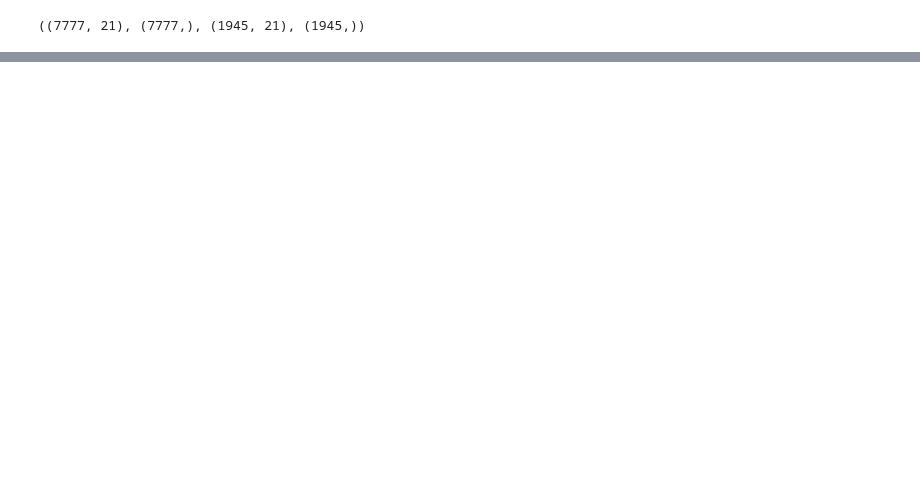
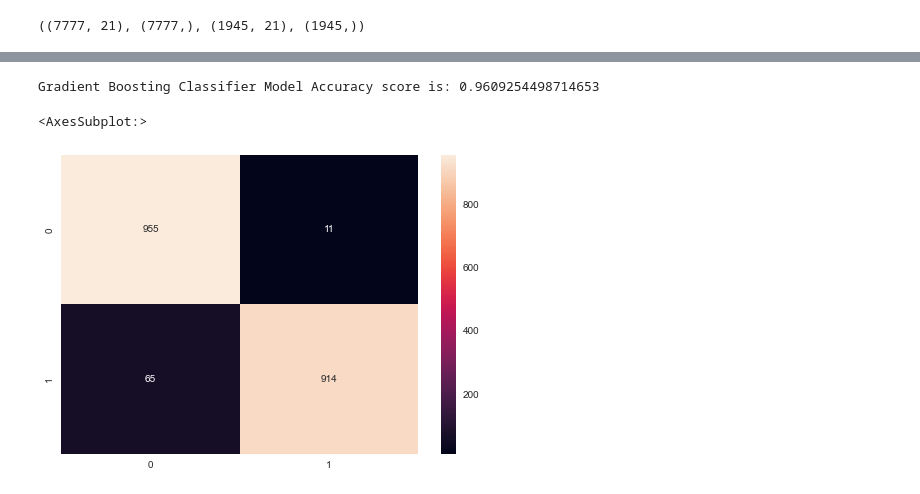
Before and after one commit to reyhannaufal/stroke-model-gigih, a Jupyter notebook: notebooks/Stroke.ipynb, the cells around one changed output, grey strips where cells are left out. Saved outputs shown, nothing was run; the diff lists cells and outputs as text; code cells hidden in the pictures; blank space fills up the shorter version.

```diff
--- a/notebooks/Stroke.ipynb
+++ b/notebooks/Stroke.ipynb
@@ -597,0 +614,12 @@ X_train.shape, y_train.shape, X_test.shape, y_test.shape
+# %%
+gb = GradientBoostingClassifier()
+gb.fit(X_train, y_train)
+gb_pred = gb.predict(X_test)
+acc = accuracy_score(y_test, gb_pred)
+print("Gradient Boosting Classifier Model Accuracy score is:", acc)
+cm = confusion_matrix(y_test, gb_pred)
+sns.heatmap(cm, annot = True, fmt="d")
+# %% [output]
+Gradient Boosting Classifier Model Accuracy score is: 0.9609254498714653
+<AxesSubplot:>
+[figure, added]
```
Also changed, not shown: parts of 41 cells of this notebook.
